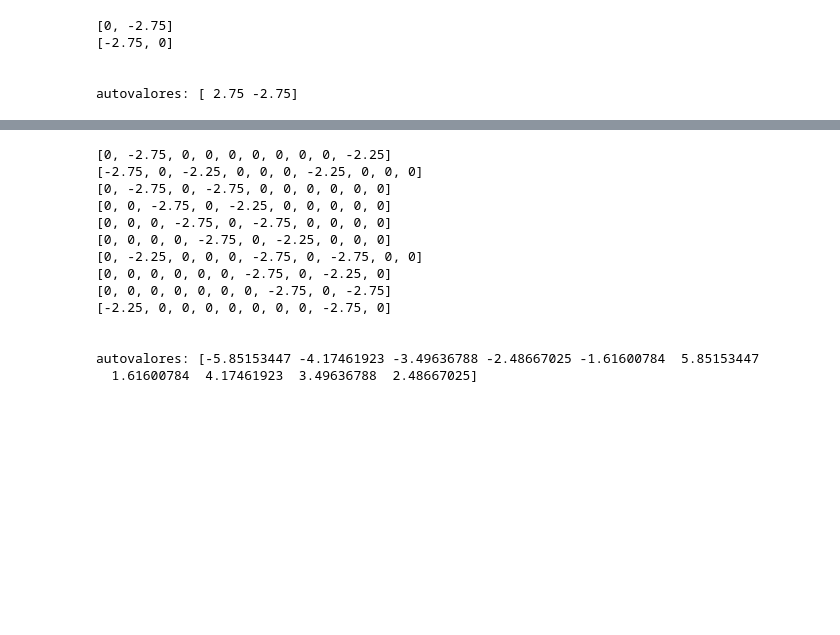
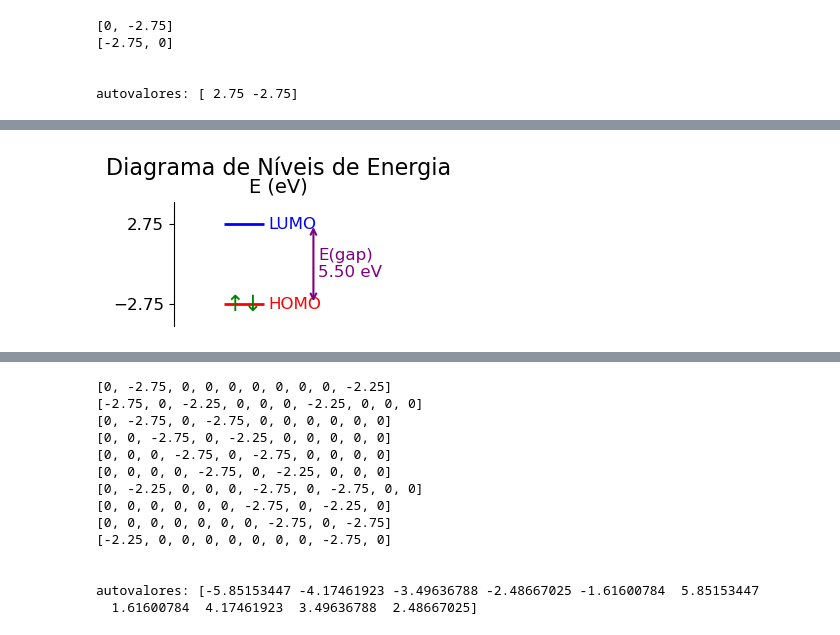
Before and after one commit to enzo-souza/av8, a Jupyter notebook: Untitled-1.ipynb, the cells around one changed output, grey strips where cells are left out. Cells and saved outputs as stored; diff of their text form; code cells hidden in the pictures; blank space fills up the shorter version.

Commit message:
gráficos LUMO HOMO e GAP

```diff
--- a/Untitled-1.ipynb
+++ b/Untitled-1.ipynb
@@ -50,0 +51,96 @@ autovalores: [ 2.75 -2.75]
+# %%
+import matplotlib.pyplot as plt
+
+# =============================================================================
+# --- SEÇÃO DE CONFIGURAÇÃO (Altere os valores aqui) ---
+# =============================================================================
+
+# 1. DADOS DE ENTRADA
+# Coloque aqui a sua lista de energias em eV.
+# Exemplo para o Naftaleno:
+energias = [2.75, -2.75]
+# Número de elétrons pi na molécula
+num_eletrons_pi = 2
+
+# 2. CONTROLE DO TAMANHO DO PLOT
+# Altere os valores de largura e altura para redimensionar o gráfico final.
+plot_largura = 3  # Largura do gráfico em polegadas
+plot_altura = 2   # Altura do gráfico em polegadas
+
+# =============================================================================
+# --- LÓGICA DO PROGRAMA (Geralmente não precisa alterar) ---
+# =============================================================================
+
+# --- LÓGICA PARA PREENCHER ORBITAIS ---
+energias.sort()
+eletrons_restantes = num_eletrons_pi
+niveis_ocupados = []
+
+for E in energias:
+    if eletrons_restantes >= 2:
+        niveis_ocupados.append({'E': E, 'eletrons': '↑↓'})
+        eletrons_restantes -= 2
+    elif eletrons_restantes == 1:
+        niveis_ocupados.append({'E': E, 'eletrons': '↑'})
+        eletrons_restantes -= 1
+
+# --- LÓGICA PARA IDENTIFICAR HOMO, LUMO E E(gap) ---
+homo_level = niveis_ocupados[-1]['E']
+lumo_level = min([E for E in energias if E > homo_level])
+E_gap = lumo_level - homo_level # <-- NOVO: Cálculo do E(gap)
+
+# --- CONFIGURAÇÃO DO GRÁFICO ---
+# Usa as variáveis de tamanho definidas no início
+fig, ax = plt.subplots(figsize=(plot_largura, plot_altura))
+xmin, xmax = 0.8, 1.2
+
+# --- DESENHANDO OS NÍVEIS E ELÉTRONS ---
+for E in energias:
+    cor = 'black'
+    label = None
+    if E == homo_level:
+        cor, label = 'red', 'HOMO'
+    elif E == lumo_level:
+        cor, label = 'blue', 'LUMO'
+
+    ax.hlines(y=E, xmin=xmin, xmax=xmax, colors=cor, lw=2)
+    if label:
+        ax.text(xmax + 0.05, E, label, color=cor, va='center', fontsize=12)
+
+for nivel in niveis_ocupados:
+    ax.text((xmin + xmax) / 2, nivel['E'], nivel['eletrons'],
+            ha='center', va='center', fontsize=16, color='green')
+
+# --- NOVO: DESENHANDO O DESTAQUE DO E(gap) ---
+# Posição X para a seta do gap, um pouco à direita do rótulo HOMO/LUMO
+posicao_x_seta = xmax + 0.5
+# Desenha a seta de duas pontas
+ax.annotate('',
+            xy=(posicao_x_seta, lumo_level),      # Ponto final da seta (LUMO)
+            xytext=(posicao_x_seta, homo_level),  # Ponto inicial da seta (HOMO)
+            arrowprops=dict(arrowstyle='<->', color='purple', lw=1.5))
+# Adiciona o texto com o valor do E(gap)
+ax.text(posicao_x_seta + 0.05, (homo_level + lumo_level) / 2,
+        f'E(gap)\n{E_gap:.2f} eV',
+        ha='left', va='center', color='purple', fontsize=12)
+
+
+# --- CUSTOMIZAÇÃO E EXIBIÇÃO ---
+ax.set_title("Diagrama de Níveis de Energia", fontsize=16, pad=20)
+ax.set_ylabel("E (eV)", fontsize=14, rotation=0, labelpad=20)
+ax.yaxis.set_label_coords(0.5, 1.05)
+ax.get_xaxis().set_visible(False)
+ax.spines['top'].set_visible(False)
+ax.spines['right'].set_visible(False)
+ax.spines['bottom'].set_visible(False)
+# Ajusta os limites do eixo X para garantir que a seta e o texto do E(gap) apareçam
+ax.set_xlim(xmin - 0.5, xmax + 1.2)
+ax.set_yticks(energias)
+ax.tick_params(axis='y', labelsize=12)
+padding = 1.5
+ax.set_ylim(min(energias) - padding, max(energias) + padding)
+
+plt.tight_layout()
+plt.show()
+# %% [output]
+[figure, added]
```
Also changed, not shown: parts of 9 cells of this notebook.
